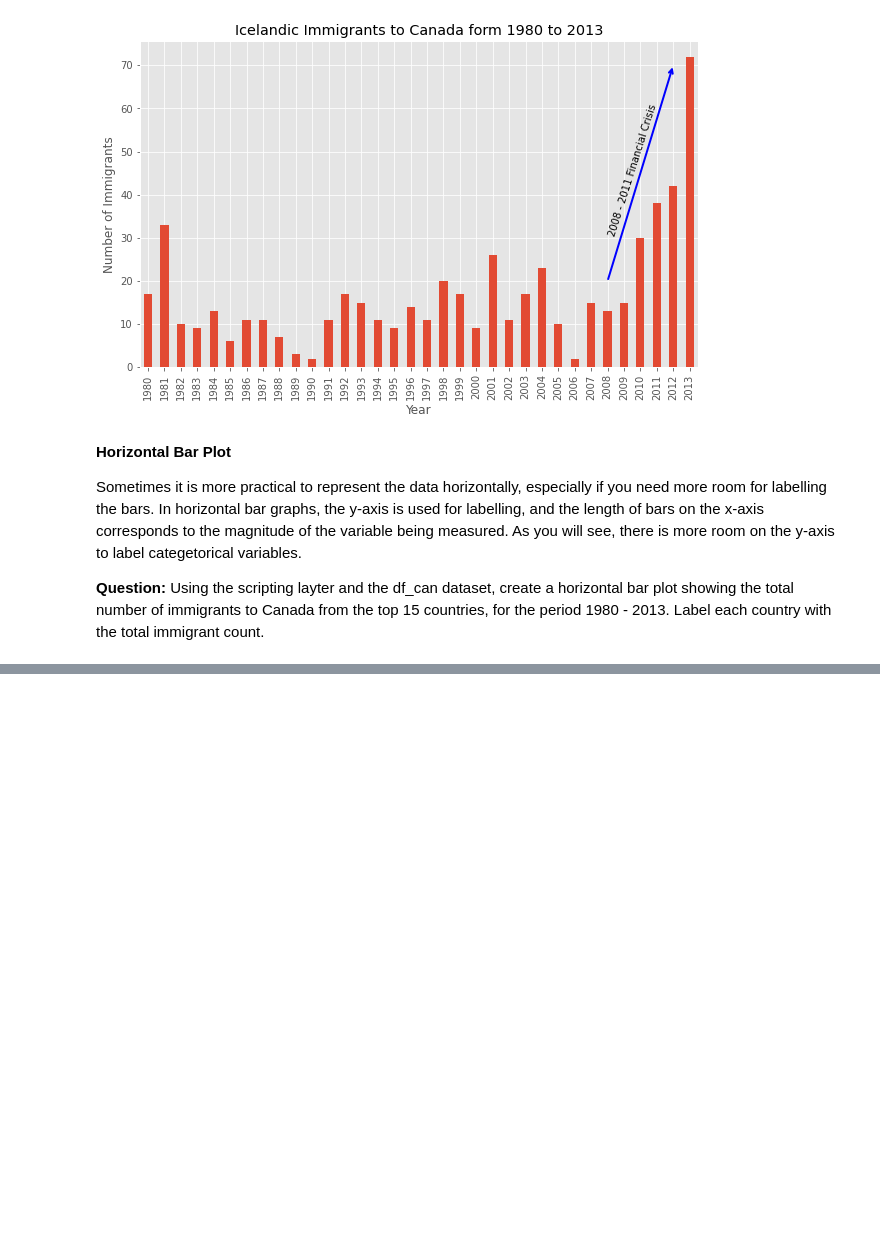
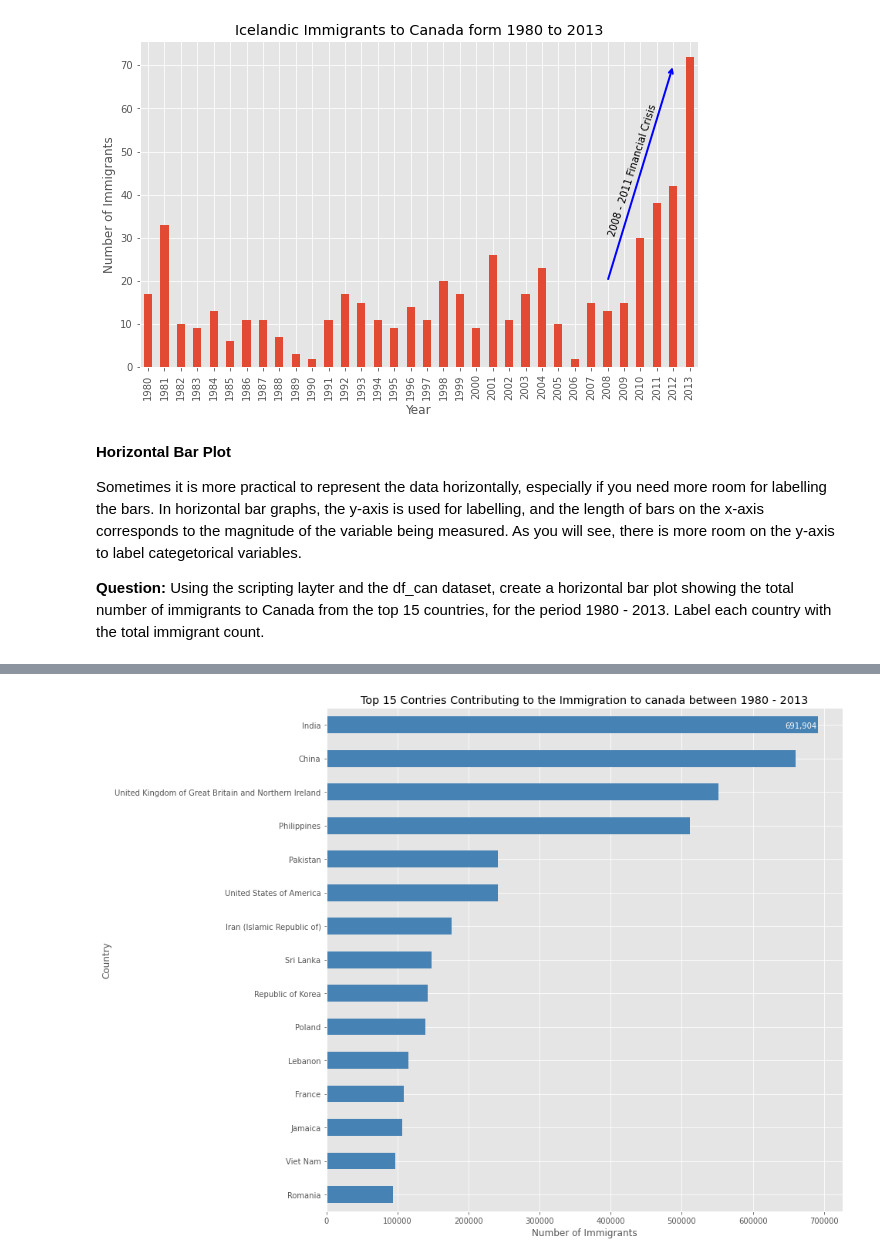
Before and after one commit to hoaint25/IBM_Data_Analyst, a Jupyter notebook: Basic_visual_tools.ipynb, the cells around one changed output, grey strips where cells are left out. Cells and saved outputs as stored; diff of their text form; code cells hidden in the pictures; blank space fills up the shorter version.

```diff
--- a/Basic_visual_tools.ipynb
+++ b/Basic_visual_tools.ipynb
@@ -616,9 +616,9 @@ Sometimes it is more practical to represent the data horizontally, especially if
 #step1: get the data pertaining to the top 15 contries
 
 #sort the dataframe on 'Total column
-df_can.sort_values(by = 'Total', ascending = True, inplace = True)
+df_can.sort_values(by = 'Totals', ascending = True, inplace = True)
 
 #get the top 15 countries
-df_top15 = df_can['Total'].tail(15)
+df_top15 = df_can['Totals'].tail(15)
 df_top15
 # %% [output]
@@ -625,0 +648,18 @@ KeyError: ignored
+# %%
+#type your answer here
+
+#generate the plot
+df_top15.plot(kind = 'barh', figsize = (12,12), color = 'steelblue')
+plt.xlabel('Number of Immigrants')
+plt.title('Top 15 Contries Contributing to the Immigration to canada between 1980 - 2013')
+
+#annotate value lables to each country
+for index, value in enumerate(df_top15):
+  label = format(int(value), ',') #format int with commas
+
+#place text at the end of bar 'subtracting 47000 from x, and 0.1 from y to make it fit within the bar
+plt.annotate(label, xy =(value - 47000, index - 0.1), color = 'white')
+
+plt.show()
+# %% [output]
+[figure, added]
```
Also changed, not shown: parts of 2 cells of this notebook.
